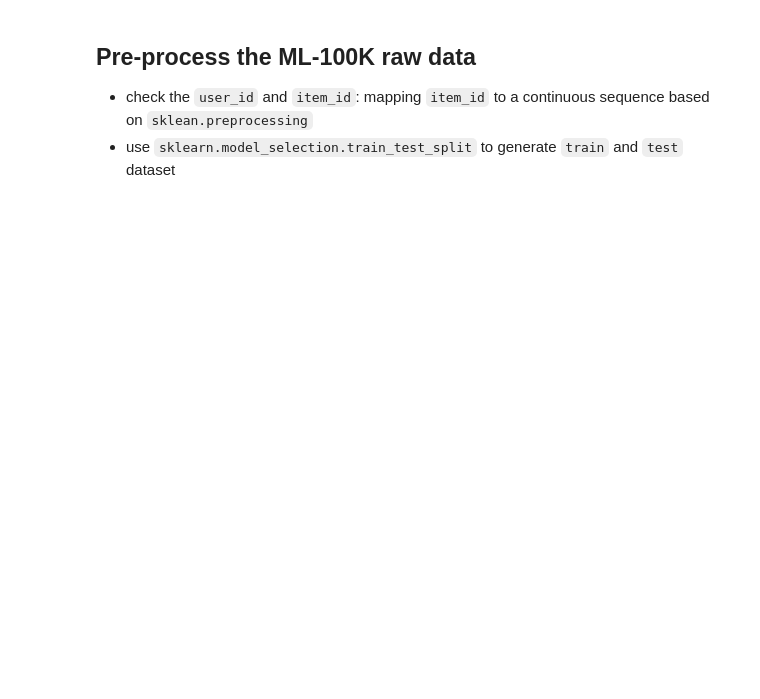
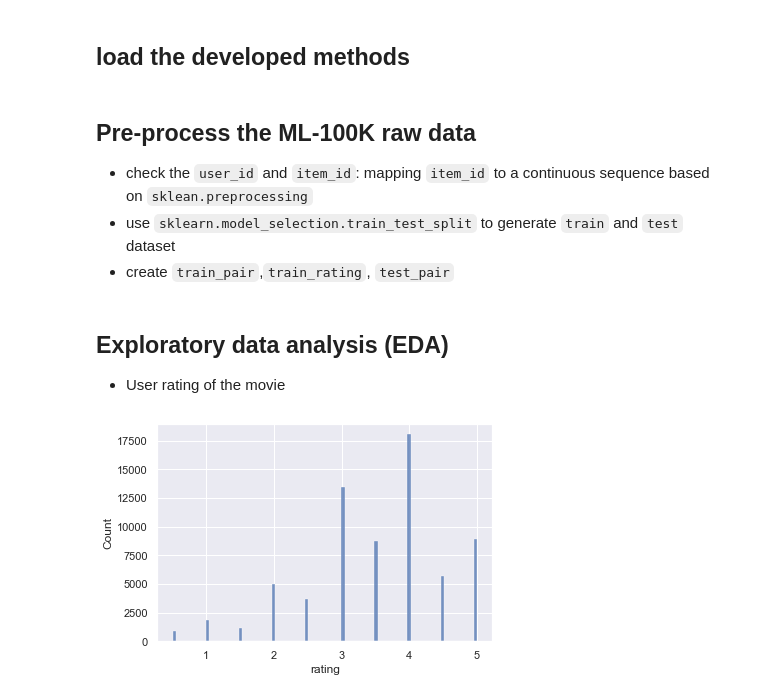
Before and after one commit to statmlben/CUHK-STAT3009, a Jupyter notebook: notebook7.ipynb, the cells around one changed output. Cells and saved outputs as stored; diff of their text form; code cells hidden in the pictures; blank space fills up the shorter version.

```diff
--- a/notebook7.ipynb
+++ b/notebook7.ipynb
@@ -164,0 +3,2 @@ pred_label = 1*(pred_prob > .5)
+# %% [markdown]
+## load the developed methods
@@ -166,6 +206,7 @@ pred_label = 1*(pred_prob > .5)
 ## Pre-process the ML-100K raw data
 - check the `user_id` and `item_id`: mapping `item_id` to a continuous sequence based on `sklean.preprocessing`
 - use `sklearn.model_selection.train_test_split` to generate `train` and `test` dataset
+- create `train_pair`,`train_rating`, `test_pair`
 # %%
 import numpy as np
 import pandas as pd
@@ -184,3 +225,15 @@ dtrain, dtest = train_test_split(df, test_size=0.33, random_state=42)
 test_rating = np.array(dtest['rating'])
 ## remove the ratings in the test set to simulate prediction
 dtest = dtest.drop(columns='rating')
+# %% [markdown]
+## Exploratory data analysis (EDA)
+- User rating of the movie
+# %%
+import seaborn as sns
+import matplotlib.pyplot as plt
+sns.set_theme()
+## histograms of rating
+sns.histplot(data=dtrain, x="rating")
+plt.show()
+# %% [output]
+[figure, added]
```
Also changed, not shown: parts of 46 cells of this notebook, 4 other files.
